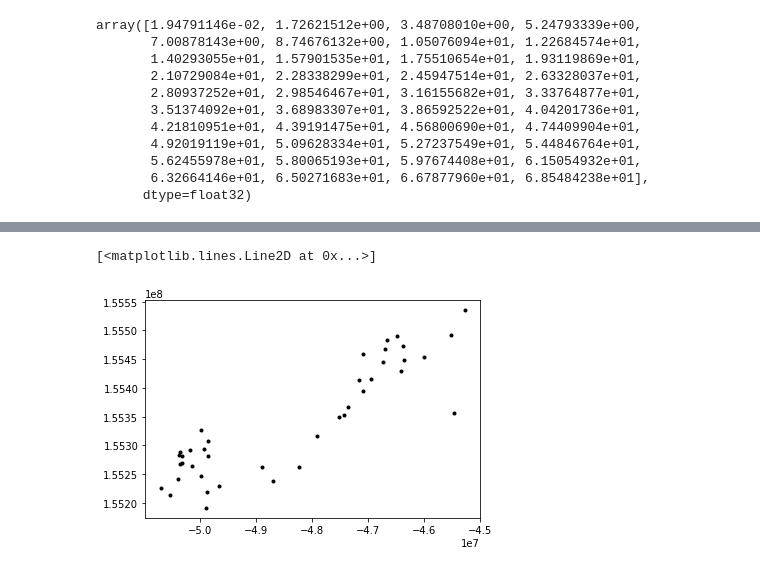
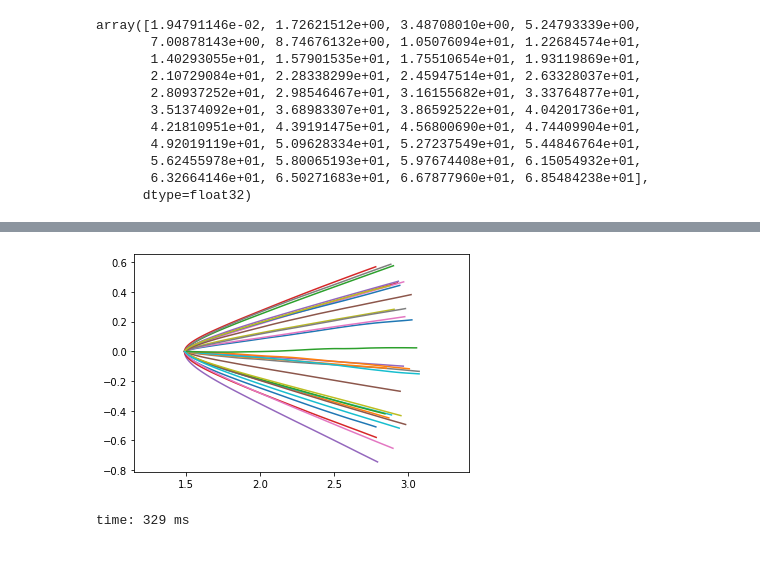
Before and after one commit to peijin94/SunRay, a Jupyter notebook: ray_scat_test.ipynb, the cells around one changed output, grey strips where cells are left out. Drawn from its saved outputs; the diff is of its cells as text; code cells hidden in the pictures.

```diff
--- a/ray_scat_test.ipynb
+++ b/ray_scat_test.ipynb
@@ -50,5 +50,7 @@ plt.plot(k_vec_collect[:,0,0],'k.')
-# %%
-plt.plot(k_vec_collect[:,0,0],k_vec_collect[:,2,0],'k.')
-# %% [output]
-[<matplotlib.lines.Line2D at 0x...>]
-[figure, removed]
+# %%
+for num in range(photon_N):
+    plt.plot(r_vec_collect[:,2,num],r_vec_collect[:,1,num])
+    plt.axis('equal')
+# %% [output]
+[figure, added]
+time: 329 ms
```
Also changed, not shown: parts of 10 cells of this notebook, 4 other files.
